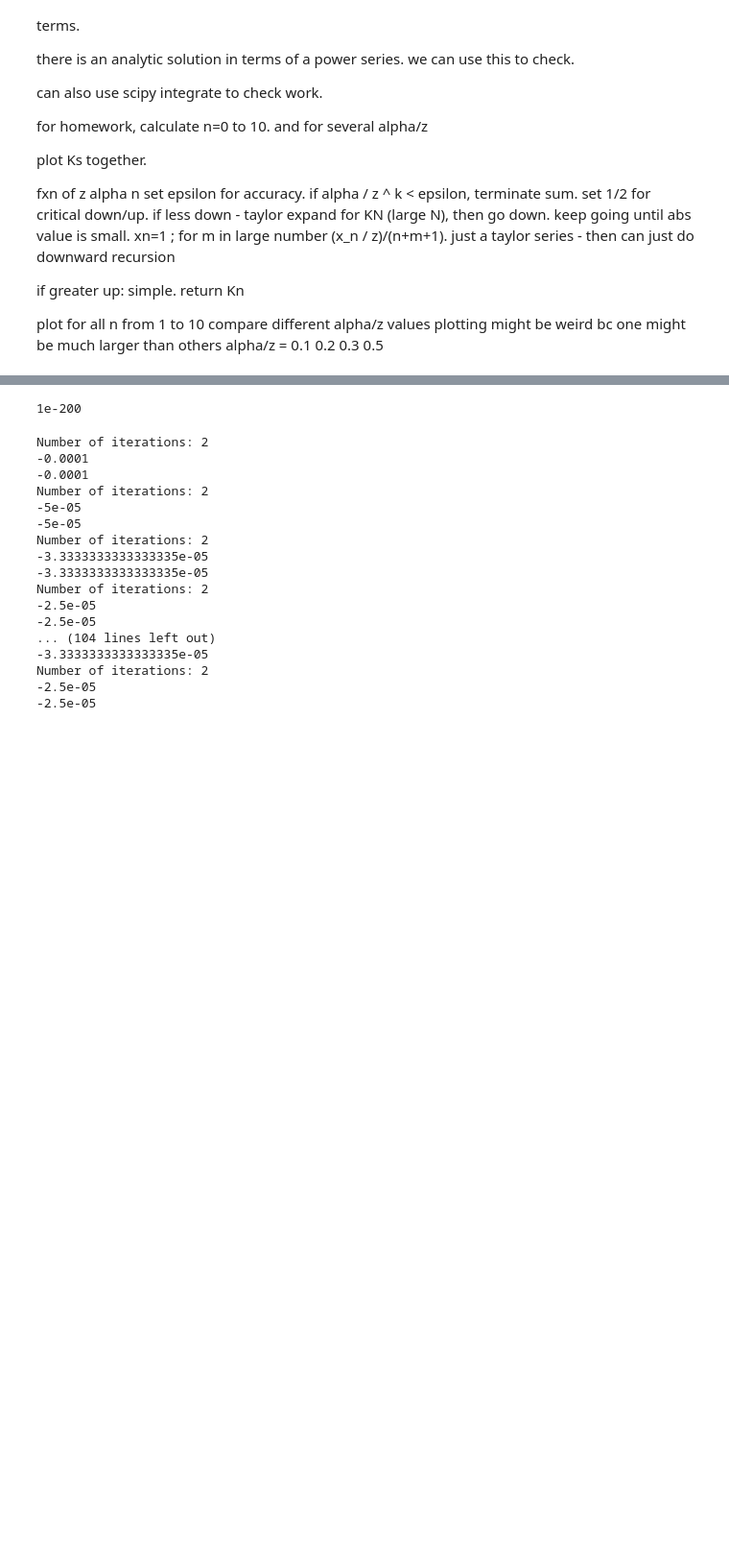
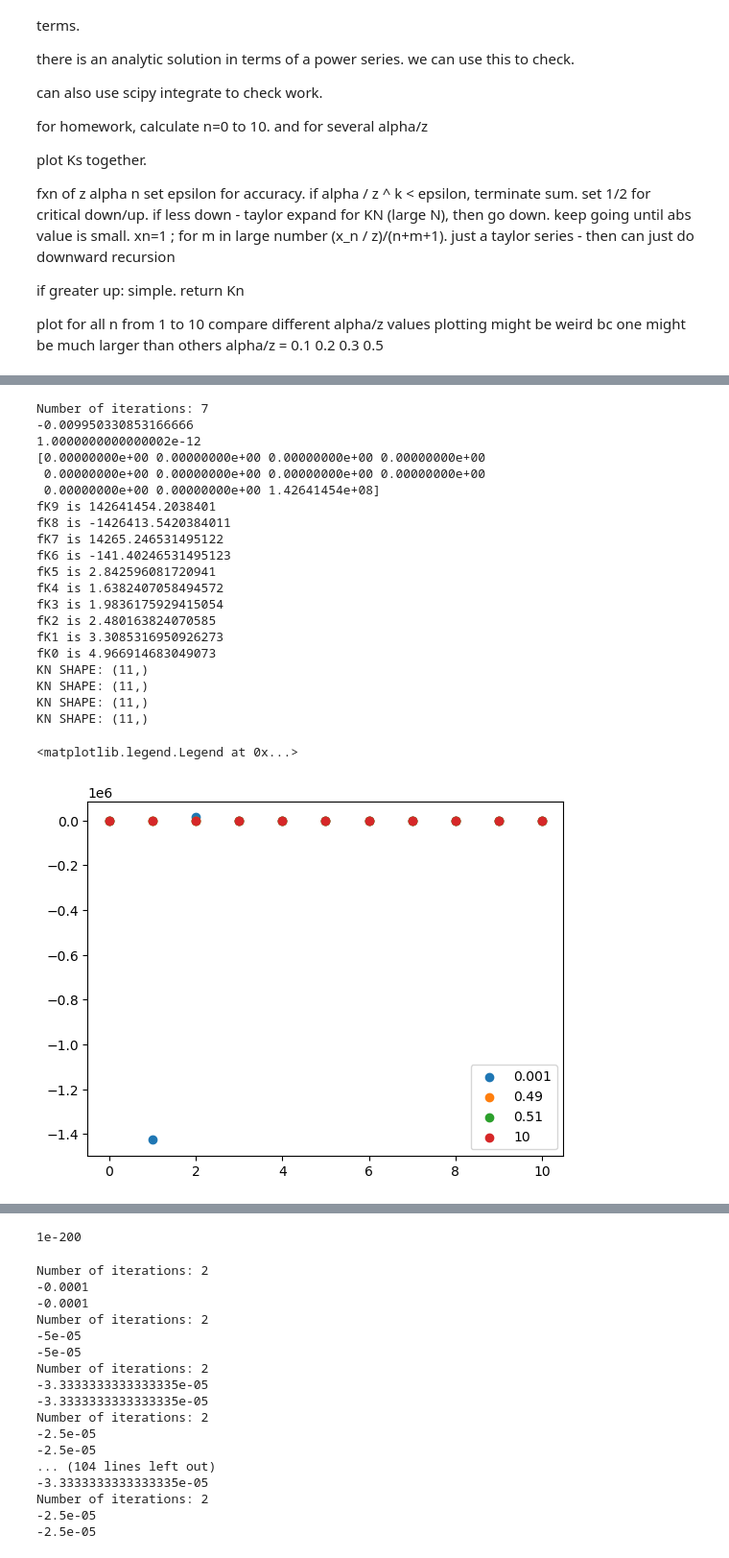
Before and after one commit to ravikoka/rcphy, a Jupyter notebook: hw2_recurrence_relations.ipynb, the cells around one changed output, grey strips where cells are left out. Shown at 96% size. Drawn from its saved outputs; the diff is of its cells as text; code cells hidden in the pictures; blank space fills up the shorter version.

```diff
--- a/hw2_recurrence_relations.ipynb
+++ b/hw2_recurrence_relations.ipynb
@@ -158,0 +280,37 @@ class KnSolver:
+# %%
+fig, ax = plt.subplots()
+x_axis = [i for i in range(11)]
+
+alphas = [0.001, 0.49, 0.51, 10]
+for alpha in alphas:
+    solver = KnSolver(alpha=alpha, z=[0.1], n_max=10, epsilon=1e-10)
+
+    Kn = solver.calculate_Kn_at_z(0.1)
+
+    print(f'KN SHAPE: {Kn.shape}')
+    ax.scatter(x_axis, Kn, label=f'{alpha}')
+
+ax.legend()
+# %% [output]
+Number of iterations: 7
+-0.009950330853166666
+1.0000000000000002e-12
+[0.00000000e+00 0.00000000e+00 0.00000000e+00 0.00000000e+00
+ 0.00000000e+00 0.00000000e+00 0.00000000e+00 0.00000000e+00
+ 0.00000000e+00 0.00000000e+00 1.42641454e+08]
+fK9 is 142641454.2038401
+fK8 is -1426413.5420384011
+fK7 is 14265.246531495122
+fK6 is -141.40246531495123
+fK5 is 2.842596081720941
+fK4 is 1.6382407058494572
+fK3 is 1.9836175929415054
+fK2 is 2.480163824070585
+fK1 is 3.3085316950926273
+fK0 is 4.966914683049073
+KN SHAPE: (11,)
+KN SHAPE: (11,)
+KN SHAPE: (11,)
+KN SHAPE: (11,)
+<matplotlib.legend.Legend at 0x...>
+[figure, added]
```
Also changed, not shown: parts of 20 cells of this notebook.
